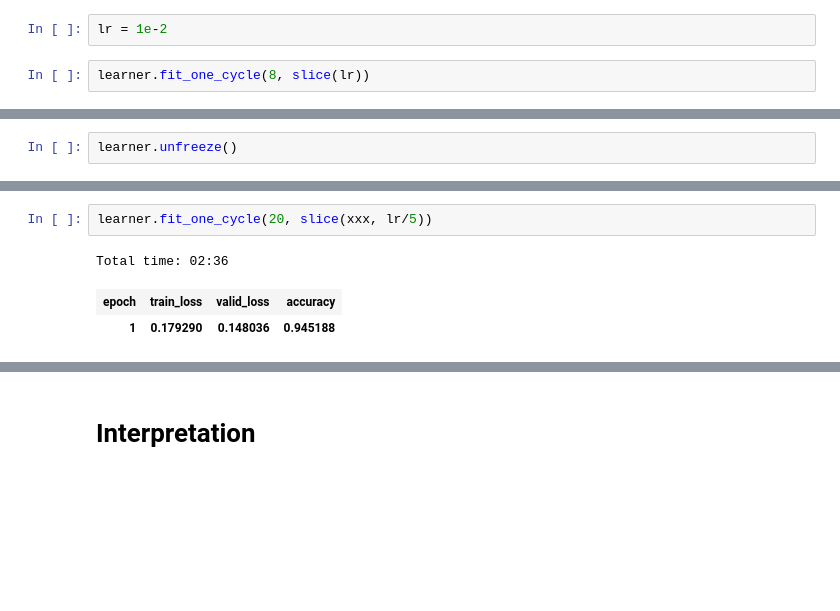
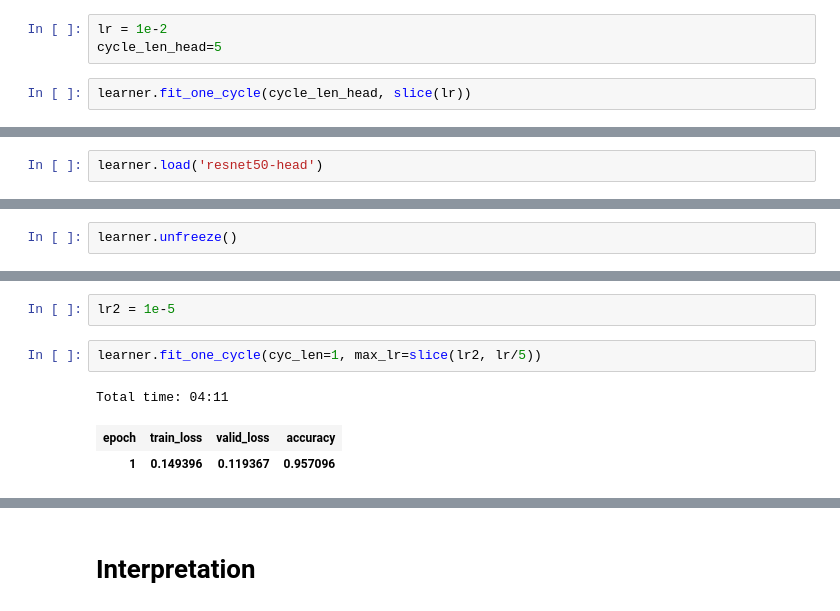
Before and after one commit to ChristophNeuner/Histopathologic-Cancer-Detection, a Jupyter notebook: hcd.ipynb, the cells around one changed output, grey strips where cells are left out. Drawn from its saved outputs; the diff is of its cells as text; blank space fills up the shorter version.

```diff
--- a/hcd.ipynb
+++ b/hcd.ipynb
@@ -71,4 +75,5 @@ learner.recorder.plot()
 # %%
 lr = 1e-2
+cycle_len_head=5
 # %%
-learner.fit_one_cycle(8, slice(lr))
+learner.fit_one_cycle(cycle_len_head, slice(lr))
@@ -81,0 +84,2 @@ learner.save('resnet50_cycle_len=8-head')
+# %%
+learner.load('resnet50-head')
@@ -88,6 +114,8 @@ learner.recorder.plot()
+# %%
+lr2 = 1e-5
 # %%
-learner.fit_one_cycle(20, slice(xxx, lr/5))
+learner.fit_one_cycle(cyc_len=1, max_lr=slice(lr2, lr/5))
 # %% [output]
-Total time: 02:36
+Total time: 04:11
 | epoch | train_loss | valid_loss | accuracy |
-| 1 | 0.179290 | 0.148036 | 0.945188 |
+| 1 | 0.149396 | 0.119367 | 0.957096 |
```
Also changed, not shown: parts of 25 cells of this notebook.
